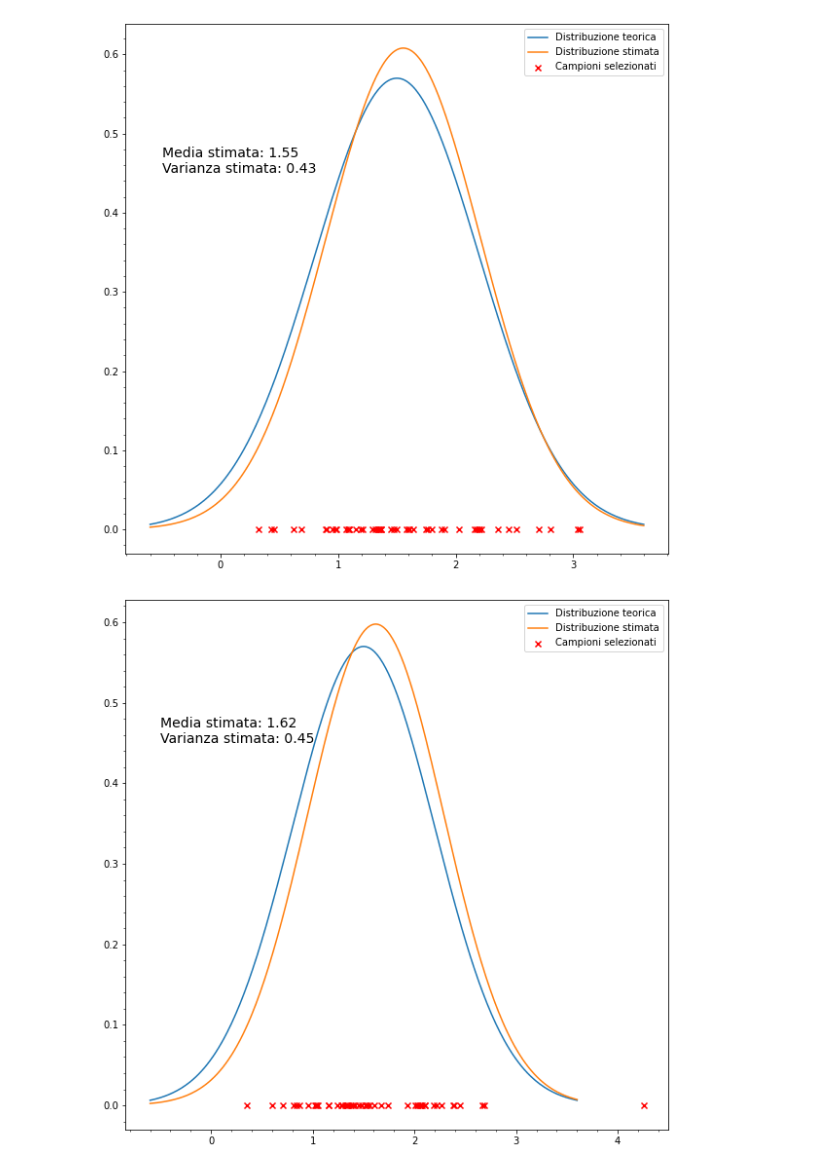
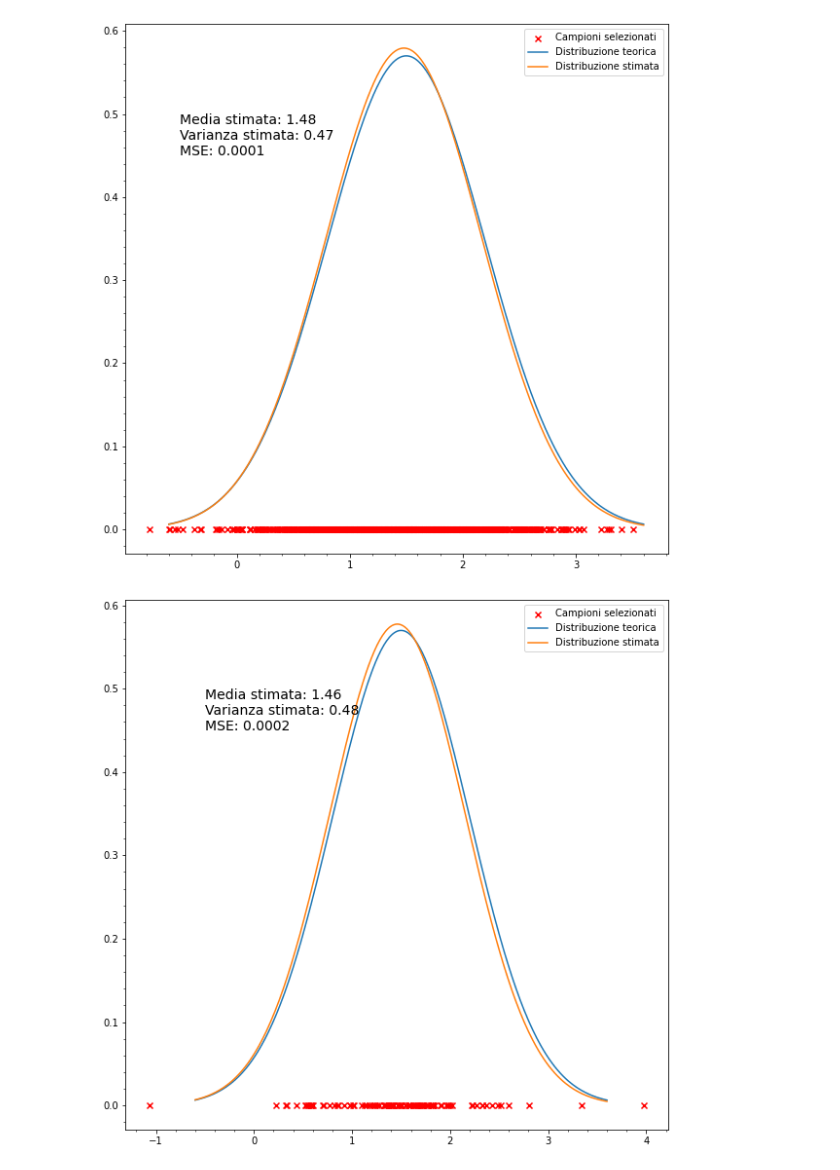
Before and after one commit to fredffsixty/Big-Data, a Jupyter notebook: Stimatori e campionamento.ipynb, the cells around one changed output. Cells and saved outputs as stored; diff of their text form; code cells hidden in the pictures.

```diff
--- a/Stimatori e campionamento.ipynb
+++ b/Stimatori e campionamento.ipynb
@@ -55,21 +53,33 @@ plt.figure(figsize=(10,10))
 plt.minorticks_on()
 
 # Eseguiamo il campionamento stratificato nell'intervallo
-# con un campione per strato estratto con distribuzione uniforme
-step = (6 * sigma)/num_data
+# con N campioni per strato estratti con distribuzione uniforme
+
+num_strata = 20
+
+step = (6 * sigma)/num_strata
 start = mu - 3 * sigma
 
-samples_per_stratum = 3
-samples = samples_per_stratum * num_data
+samples_per_stratum = 50
+samples = samples_per_stratum * num_strata
 
 data = np.empty(samples)
 
+mu_per_stratum = np.empty(num_strata)
+sigma_per_stratum = np.empty(num_strata)
+
+k = 0
+
 for i in range(0,samples,samples_per_stratum):
     data[i:i+samples_per_stratum] = rg.uniform(start, start+step, samples_per_stratum)
+
     start += step
+    k += 1
 
-mu_hat = np.sum(data)/samples
-sigma_hat = np.sum((data - mu_hat)**2)/samples
+num_data = len(data)
+
+mu_hat = np.sum(data)/num_data
+sigma_hat = np.sum((data - mu_hat)**2)/(num_data - 1)
 
 x = np.linspace(mu - 3 * sigma, mu + 3 * sigma, 300)
 
@@ -80,7 +90,7 @@ plt.scatter(data,np.zeros((samples,)),marker='x',c='r',label='Campioni seleziona
 plt.plot(x,y.pdf(x),label='Distribuzione teorica')
 plt.plot(x,y_hat.pdf(x),label='Distribuzione stimata')
 
-plt.text(-0.5,0.45,f'Media stimata: {mu_hat:4.2f}\nVarianza stimata: {sigma_hat:4.2f}',fontsize=14)
+plt.text(-0.5,0.45,f'Media stimata: {mu_hat:4.2f}\nVarianza stimata: {sigma_hat:4.2f}\nMSE: {np.sum((y.pdf(data)-y_hat.pdf(data))**2)/num_data:6.4f}',fontsize=14)
 
 plt.legend()
 
@@ -97,10 +107,12 @@ plt.minorticks_on()
 # Ovviamente questa stima è assolutamente ipotetica perché non
 # conosciamo N in anticipo
 
+num_data = 1000
+
 data = rg.normal(mu, sigma, num_data)
 
 mu_hat = np.sum(data)/num_data
-sigma_hat = np.sum((data - mu_hat)**2)/num_data
+sigma_hat = np.sum((data - mu_hat)**2)/(num_data - 1)
 
 x = np.linspace(mu - 3 * sigma, mu + 3 * sigma, 300)
 
@@ -111,49 +123,51 @@ plt.scatter(data,np.zeros((num_data,)),marker='x',c='r',label='Campioni selezion
 plt.plot(x,y.pdf(x),label='Distribuzione teorica')
 plt.plot(x,y_hat.pdf(x),label='Distribuzione stimata')
 
-plt.text(-0.5,0.45,f'Media stimata: {mu_hat:4.2f}\nVarianza stimata: {sigma_hat:4.2f}',fontsize=14)
+plt.text(-0.5,0.45,f'Media stimata: {mu_hat:4.2f}\nVarianza stimata: {sigma_hat:4.2f}\nMSE: {np.sum((y.pdf(data)-y_hat.pdf(data))**2)/num_data:6.4f}',fontsize=14)
 
 plt.legend()
 
 plt.show()
 # %% [output]
-[figure, old version]
+[figure, new version]
 # %%
 plt.figure(figsize=(10,10))
 
 plt.minorticks_on()
+
+num_data = 100
 
 # Eseguiamo il campionamento per importanza nell'intervallo
 # utilizzando una distribuzione di Laplace, centrata nella media
 # stimata in forma stratificata, la quale agirà da "funzione importanza"
 # che approssima il comportamento della distribuzione cercata
 step = (6 * sigma)/num_data
 start = mu - 3 * sigma
 
 for i in range(num_data):
     data[i] = rg.uniform(start, start+step, 1)
     start += step
 
 mu_importance = np.sum(data)/num_data
 
 data = rg.laplace(mu_importance, scale=0.5, size=num_data)
 
 mu_hat = np.sum(data)/num_data
-sigma_hat = np.sum((data - mu_hat)**2)/num_data
+sigma_hat = np.sum((data - mu_hat)**2)/(num_data - 1)
 
 x = np.linspace(mu - 3 * sigma, mu + 3 * sigma, 300)
 
 y = multivariate_normal([mu],[sigma**2])
 y_hat = multivariate_normal([mu_hat],[sigma_hat])
 
 plt.scatter(data,np.zeros((num_data,)),marker='x',c='r',label='Campioni selezionati')
 plt.plot(x,y.pdf(x),label='Distribuzione teorica')
 plt.plot(x,y_hat.pdf(x),label='Distribuzione stimata')
 
-plt.text(-0.5,0.45,f'Media stimata: {mu_hat:4.2f}\nVarianza stimata: {sigma_hat:4.2f}',fontsize=14)
+plt.text(-0.5,0.45,f'Media stimata: {mu_hat:4.2f}\nVarianza stimata: {sigma_hat:4.2f}\nMSE: {np.sum((y.pdf(data)-y_hat.pdf(data))**2)/num_data:6.4f}',fontsize=14)
 
 plt.legend()
 
 plt.show()
 # %% [output]
-[figure, old version]
+[figure, new version]
```
Also changed, not shown: parts of 3 cells of this notebook, 2 other files.
